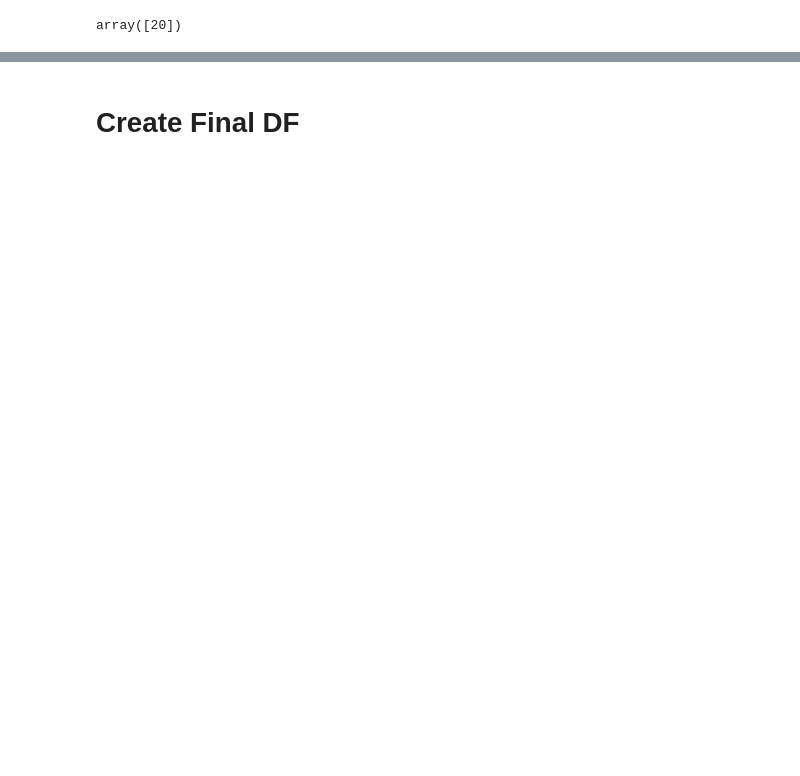
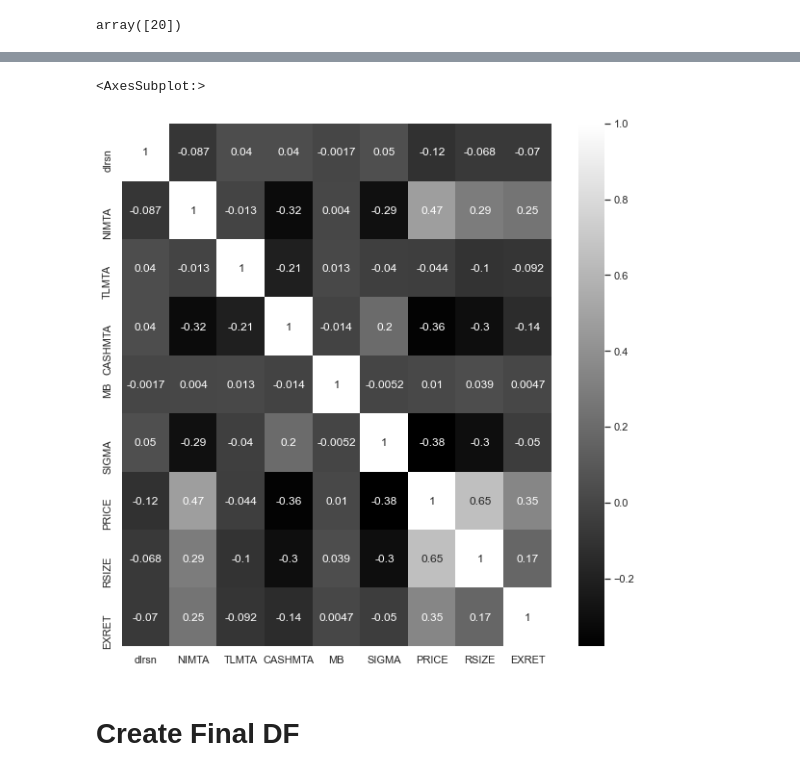
Before and after one commit to evamferreira/Thesis_Rep, a Jupyter notebook: Data/data_treat.ipynb, the cells around one changed output, grey strips where cells are left out. Cells and saved outputs as stored; diff of their text form; code cells hidden in the pictures; blank space fills up the shorter version.

```diff
--- a/Data/data_treat.ipynb
+++ b/Data/data_treat.ipynb
@@ -751,3 +848,11 @@ dfo
+# %%
+df_corr = merge_df[['dlrsn','NIMTA', 'TLMTA', 'CASHMTA', 'MB', 'SIGMA', 'PRICE', 'RSIZE', 'EXRET']]
+corr = df_corr.corr()
+fig, ax = plt.subplots(figsize=(10,10))
+sns.heatmap(corr, annot=True, ax=ax, cmap='gray')
+# %% [output]
+<AxesSubplot:>
+[figure, added]
 # %% [markdown]
 # Create Final DF
 # %%
```
Also changed, not shown: parts of 55 cells of this notebook, 5 other files.
